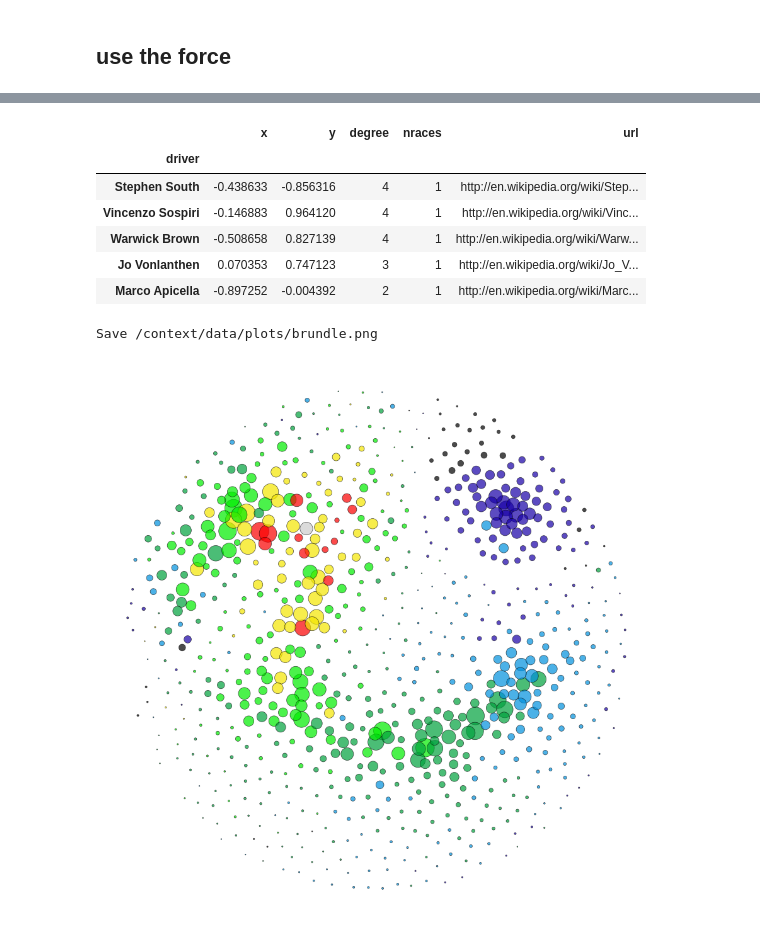
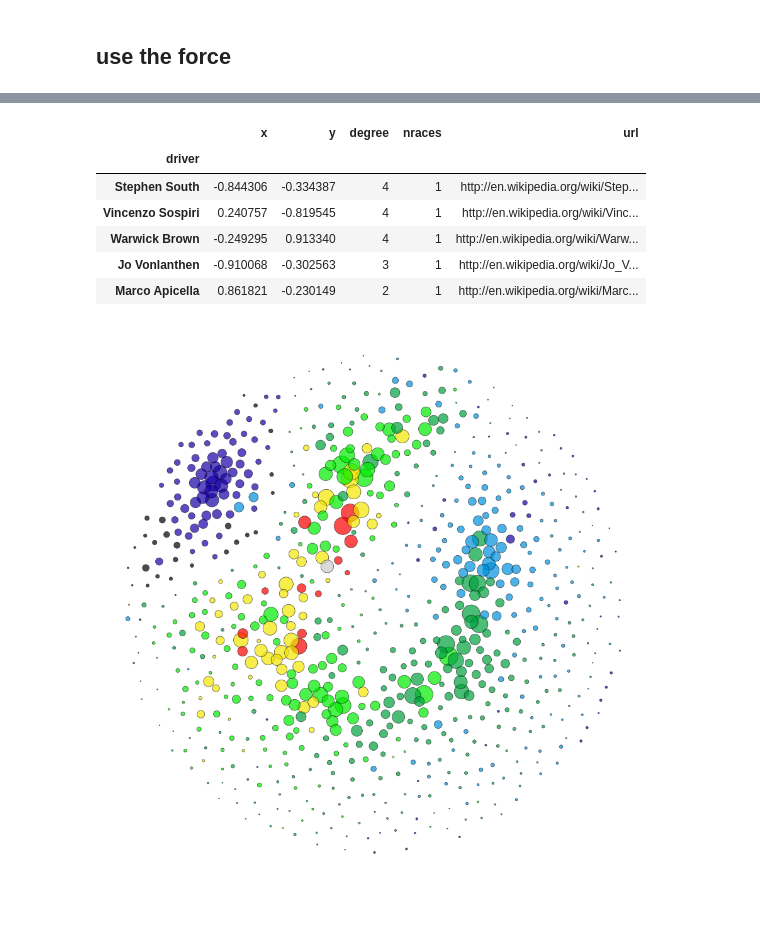
Before and after one commit to samkennerly/brundling, a Jupyter notebook: books/graph.ipynb, the cells around one changed output, grey strips where cells are left out. Saved outputs shown, nothing was run; the diff lists cells and outputs as text; code cells hidden in the pictures.

```diff
--- a/books/graph.ipynb
+++ b/books/graph.ipynb
@@ -156,6 +156,6 @@ Save /context/data/tables/voyagers.html
 ## use the force
 # %%
 %%time
-frame = graph.frame(360)
+frame = graph.frame(90)
 frame.head()
 # %% [output]
@@ -181,29 +181,28 @@ frame.tail()
 # %% [output]
 |  | x | y | degree | nraces | url |
 | driver |  |  |  |  |  |
-| Stephen South | -0.438633 | -0.856316 | 4 | 1 | http://en.wikipedia.org/wiki/Step... |
-| Vincenzo Sospiri | -0.146883 | 0.964120 | 4 | 1 | http://en.wikipedia.org/wiki/Vinc... |
-| Warwick Brown | -0.508658 | 0.827139 | 4 | 1 | http://en.wikipedia.org/wiki/Warw... |
-| Jo Vonlanthen | 0.070353 | 0.747123 | 3 | 1 | http://en.wikipedia.org/wiki/Jo_V... |
-| Marco Apicella | -0.897252 | -0.004392 | 2 | 1 | http://en.wikipedia.org/wiki/Marc... |
+| Stephen South | -0.844306 | -0.334387 | 4 | 1 | http://en.wikipedia.org/wiki/Step... |
+| Vincenzo Sospiri | 0.240757 | -0.819545 | 4 | 1 | http://en.wikipedia.org/wiki/Vinc... |
+| Warwick Brown | -0.249295 | 0.913340 | 4 | 1 | http://en.wikipedia.org/wiki/Warw... |
+| Jo Vonlanthen | -0.910068 | -0.302563 | 3 | 1 | http://en.wikipedia.org/wiki/Jo_V... |
+| Marco Apicella | 0.861821 | -0.230149 | 2 | 1 | http://en.wikipedia.org/wiki/Marc... |
 # %%
 def show(frame, core, **kwargs):
     kwargs.setdefault('cmap', 'nipy_spectral_r')
     kwargs.setdefault('edgecolor', 'black')
     kwargs.setdefault('figsize', (9, 9))
     kwargs.setdefault('grid', False)
     kwargs.setdefault('xticks', [])
     kwargs.setdefault('yticks', [])
 
     data = frame[frame['degree'].ge(0)].copy()
     data['nraces'] *= 64 / data['nraces'].mean()
     axes = plot.scatter(data, **kwargs)
     axes.set_aspect('equal', 'box')
 
     return axes
 
 axes = show(frame, 'Martin Brundle')
-savepng(axes, 'brundle')
+#savepng(axes, 'brundle')
 # %% [output]
-Save /context/data/plots/brundle.png
-[figure, old version]
+[figure, new version]
```
Also changed, not shown: parts of 2 cells of this notebook, 8 other files.
